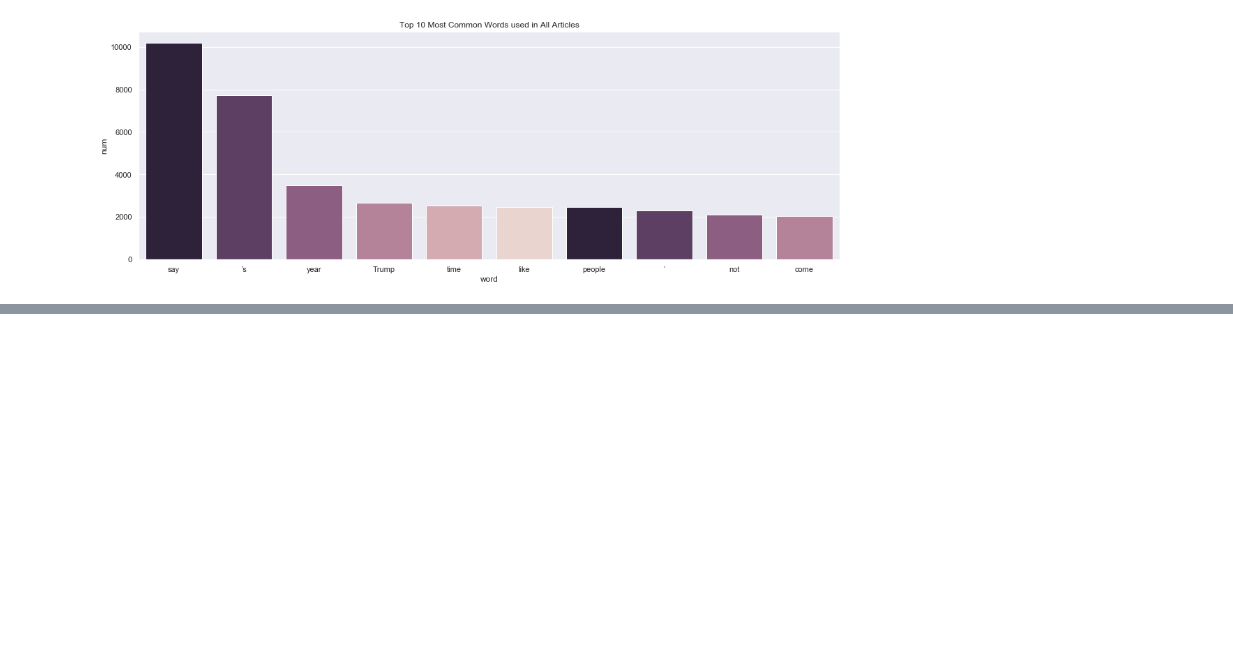
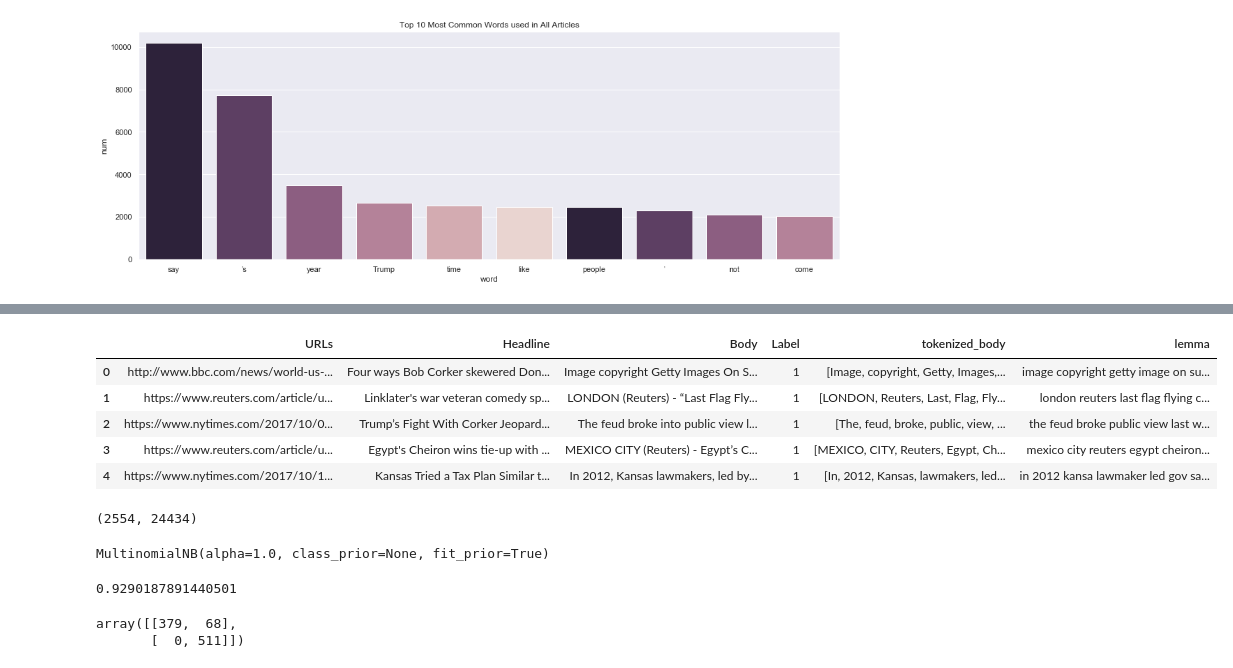
Before and after one commit to ndelrossi7/FakeNewsDetection, a Jupyter notebook: Untitled.ipynb, the cells around one changed output, grey strips where cells are left out. Drawn from its saved outputs; the diff is of its cells as text; code cells hidden in the pictures; blank space fills up the shorter version.

```diff
--- a/Untitled.ipynb
+++ b/Untitled.ipynb
@@ -140,3 +180,11 @@ plt.title('Top 10 Most Common Words used in All Articles')
 plt.show()
 # %% [output]
 [figure]
+# %%
+from nltk.tokenize import RegexpTokenizer
+tokenizer = RegexpTokenizer(r'[a-zA-Z0-9]+')
+
+from nltk.stem import WordNetLemmatizer
+
+lemmatizer = WordNetLemmatizer()
+nltk.download('wordnet')
@@ -142,0 +207,9 @@ plt.show()
+# %%
+clean_df.head()
+# %% [output]
+|  | URLs | Headline | Body | Label | tokenized_body | lemma |
+| 0 | http://www.bbc.com/news/world-us-... | Four ways Bob Corker skewered Don... | Image copyright Getty Images On S... | 1 | [Image, copyright, Getty, Images,... | image copyright getty image on su... |
+| 1 | https://www.reuters.com/article/u... | Linklater's war veteran comedy sp... | LONDON (Reuters) - “Last Flag Fly... | 1 | [LONDON, Reuters, Last, Flag, Fly... | london reuters last flag flying c... |
+| 2 | https://www.nytimes.com/2017/10/0... | Trump’s Fight With Corker Jeopard... | The feud broke into public view l... | 1 | [The, feud, broke, public, view, ... | the feud broke public view last w... |
+| 3 | https://www.reuters.com/article/u... | Egypt's Cheiron wins tie-up with ... | MEXICO CITY (Reuters) - Egypt’s C... | 1 | [MEXICO, CITY, Reuters, Egypt, Ch... | mexico city reuters egypt cheiron... |
+| 4 | https://www.nytimes.com/2017/10/1... | Kansas Tried a Tax Plan Similar t... | In 2012, Kansas lawmakers, led by... | 1 | [In, 2012, Kansas, lawmakers, led... | in 2012 kansa lawmaker led gov sa... |
@@ -142,0 +219,31 @@ plt.show()
+# %%
+# target = clean_df['Label']
+from sklearn.feature_extraction.text import TfidfVectorizer
+# tf=TfidfVectorizer()
+# text_tf= tf.fit_transform(clean_df['lemma'])
+# text_tf.data
+
+tfidf = TfidfVectorizer(sublinear_tf=True, min_df=5, norm='l2', encoding='latin-1', ngram_range = (1,2), stop_words='english')
+trainv = tfidf.fit_transform(X_train, y_train).toarray()
+testv = tfidf.transform(X_test).toarray()
+labels = clean_df.Label
+features.shape
+# %% [output]
+(2554, 24434)
+# %%
+from sklearn.naive_bayes import MultinomialNB
+nb = MultinomialNB()
+nb.fit(trainv, y_train)
+# %% [output]
+MultinomialNB(alpha=1.0, class_prior=None, fit_prior=True)
+# %%
+y_pred_class = nb.predict(testv)
+from sklearn import metrics
+metrics.accuracy_score(y_test, y_pred_class)
+# %% [output]
+0.9290187891440501
+# %%
+metrics.confusion_matrix(y_test, y_pred_class)
+# %% [output]
+array([[379,  68],
+       [  0, 511]])
```
Also changed, not shown: parts of 18 cells of this notebook.
